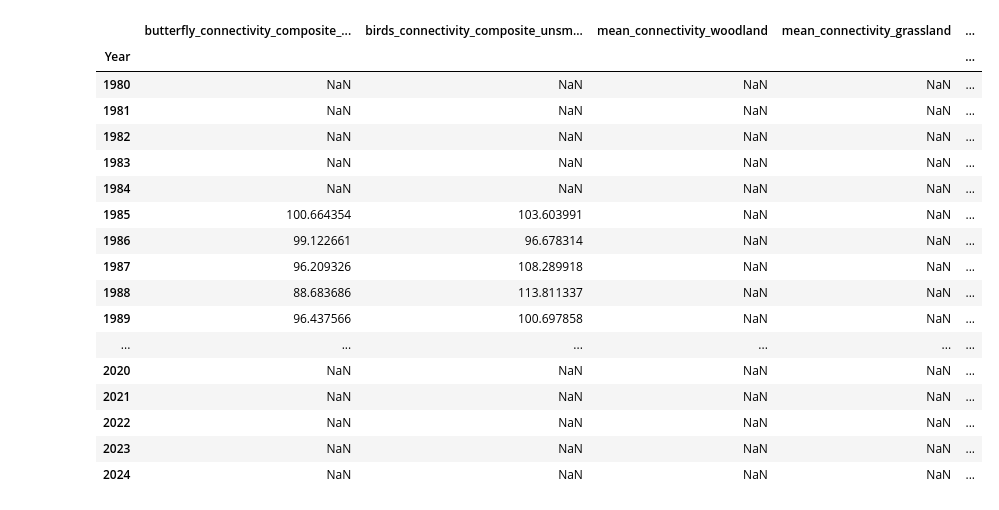
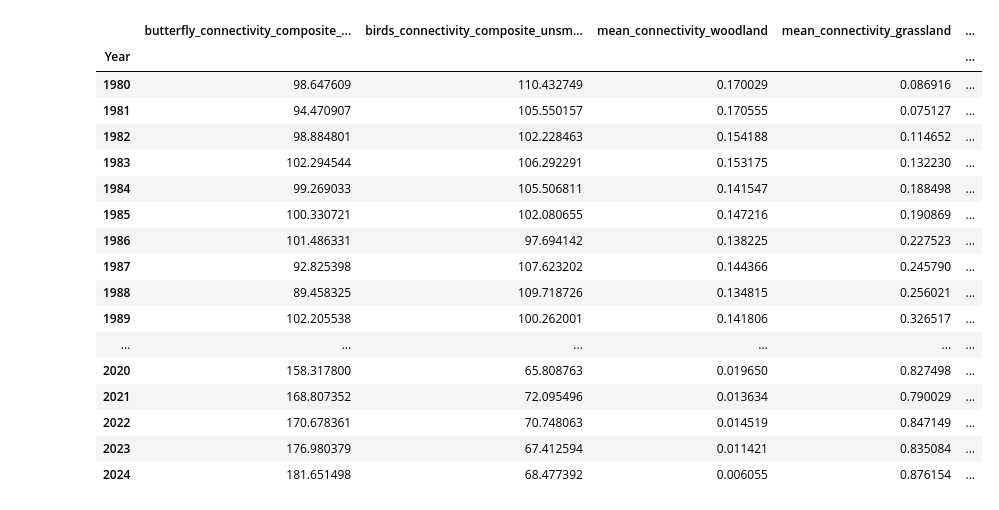
Before and after one commit to york-sizzle/aai_summative, a Jupyter notebook: data_imputation_and_simulation.ipynb, the cells around one changed output. Drawn from its saved outputs; the diff is of its cells as text; code cells hidden in the pictures.

```diff
--- a/data_imputation_and_simulation.ipynb
+++ b/data_imputation_and_simulation.ipynb
@@ -13,48 +13,50 @@ data.drop(["pollinating_wild_bees_mean_occupancy", "pollinating_hoverflies_mean_
 noise_fraction=0.1
 # Drop years before 1980
 data = data[data.index >= 1980]
-cols_to_impute = [col for col in data.columns if "plant" not in col]
+cols_to_impute = [col for col in data.columns]# if "plant" not in col]
 
 missing_mask = data[cols_to_impute].isna()
 interpolated_data = data[cols_to_impute].interpolate(
     method='polynomial',
+    limit_direction='both',
+    fill_value='extrapolate',
     order=1,
     )
 
 # #  Calculate a realistic noise level based on the variance of the interpolated data
 noise_std = interpolated_data.std() * noise_fraction
 
 np.random.seed(42)
 noise = np.random.normal(0, noise_std, size=interpolated_data.shape)
 
 interpolated_data_with_noise = interpolated_data + noise
 data[cols_to_impute] = interpolated_data_with_noise
 
 # Simulate applicable values using a 1st degree polynomial interpolation, which is essentially linear interpolation, but allows for extrapolation at the ends of the data range.
 # data[["mean_connectivity_woodland", "mean_connectivity_grassland"]] = data[["mean_connectivity_woodland", "mean_connectivity_grassland"]].interpolate(method="polynomial", order=1, limit_direction="both", fill_value="extrapolate")
 
 # # Fill the gaps without extrapolation for all other columns
 # data.interpolate(method="polynomial", order=1, inplace=True)
 
 # # save the processed data
-data.to_excel(os.path.join(data_folder, "noise_imputed_data.xlsx"))
+data.to_excel(os.path.join(data_folder, "fully_noise_imputed_data.xlsx"))
 data
 # %% [output]
 |  | butterfly_connectivity_composite_... | birds_connectivity_composite_unsm... | mean_connectivity_woodland | mean_connectivity_grassland | ... |
 | Year |  |  |  |  | ... |
-| 1980 | NaN | NaN | NaN | NaN | ... |
-| 1981 | NaN | NaN | NaN | NaN | ... |
-| 1982 | NaN | NaN | NaN | NaN | ... |
-| 1983 | NaN | NaN | NaN | NaN | ... |
-| 1984 | NaN | NaN | NaN | NaN | ... |
-| 1985 | 100.664354 | 103.603991 | NaN | NaN | ... |
-| 1986 | 99.122661 | 96.678314 | NaN | NaN | ... |
-| 1987 | 96.209326 | 108.289918 | NaN | NaN | ... |
-| 1988 | 88.683686 | 113.811337 | NaN | NaN | ... |
-| 1989 | 96.437566 | 100.697858 | NaN | NaN | ... |
+| 1980 | 98.647609 | 110.432749 | 0.170029 | 0.086916 | ... |
+| 1981 | 94.470907 | 105.550157 | 0.170555 | 0.075127 | ... |
+| 1982 | 98.884801 | 102.228463 | 0.154188 | 0.114652 | ... |
+| 1983 | 102.294544 | 106.292291 | 0.153175 | 0.132230 | ... |
+| 1984 | 99.269033 | 105.506811 | 0.141547 | 0.188498 | ... |
+| 1985 | 100.330721 | 102.080655 | 0.147216 | 0.190869 | ... |
+| 1986 | 101.486331 | 97.694142 | 0.138225 | 0.227523 | ... |
+| 1987 | 92.825398 | 107.623202 | 0.144366 | 0.245790 | ... |
+| 1988 | 89.458325 | 109.718726 | 0.134815 | 0.256021 | ... |
+| 1989 | 102.205538 | 100.262001 | 0.141806 | 0.326517 | ... |
 | ... | ... | ... | ... | ... | ... |
-| 2020 | NaN | NaN | NaN | NaN | ... |
-| 2021 | NaN | NaN | NaN | NaN | ... |
-| 2022 | NaN | NaN | NaN | NaN | ... |
-| 2023 | NaN | NaN | NaN | NaN | ... |
-| 2024 | NaN | NaN | NaN | NaN | ... |
+| 2020 | 158.317800 | 65.808763 | 0.019650 | 0.827498 | ... |
+| 2021 | 168.807352 | 72.095496 | 0.013634 | 0.790029 | ... |
+| 2022 | 170.678361 | 70.748063 | 0.014519 | 0.847149 | ... |
+| 2023 | 176.980379 | 67.412594 | 0.011421 | 0.835084 | ... |
+| 2024 | 181.651498 | 68.477392 | 0.006055 | 0.876154 | ... |
```
Also changed, not shown: 9 other files.
